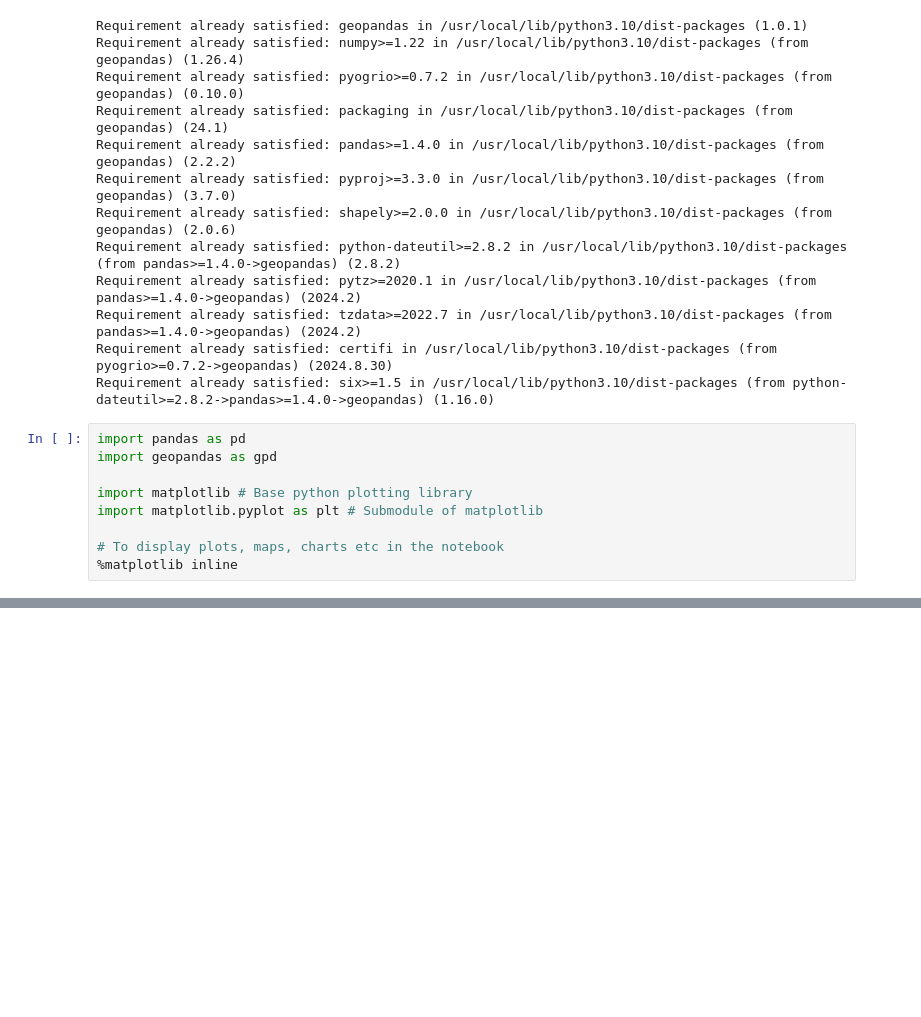
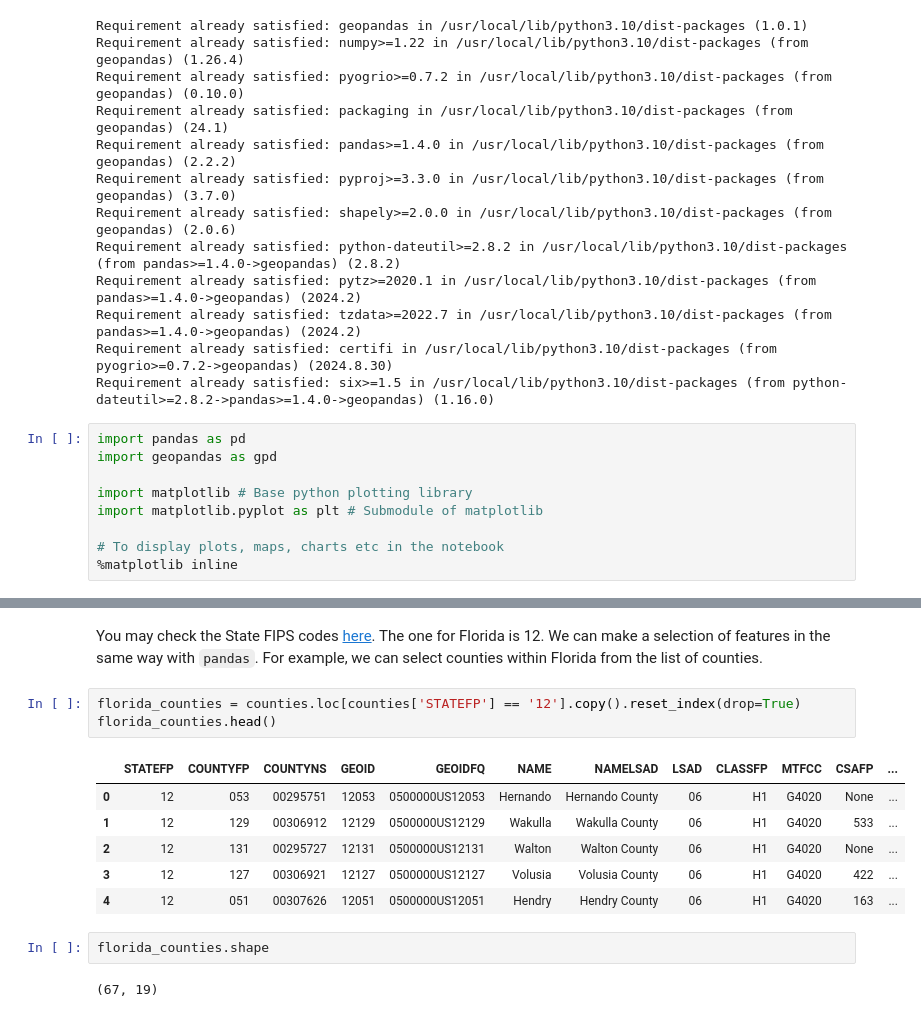
Before and after one commit to meiqingli/PAD-6716, a Jupyter notebook: PAD_6716_Python_Geospatial_Demo.ipynb, the cells around one changed output, grey strips where cells are left out. Cells and saved outputs as stored; diff of their text form; blank space fills up the shorter version.

```diff
--- a/PAD_6716_Python_Geospatial_Demo.ipynb
+++ b/PAD_6716_Python_Geospatial_Demo.ipynb
@@ -37,0 +106,16 @@ import matplotlib.pyplot as plt # Submodule of matplotlib
+# %% [markdown]
+You may check the State FIPS codes [here](https://transition.fcc.gov/oet/info/maps/census/fips/fips.txt). The one for Florida is 12. We can make a selection of features in the same way with `pandas`. For example, we can select counties within Florida from the list of counties.
+# %%
+florida_counties = counties.loc[counties['STATEFP'] == '12'].copy().reset_index(drop=True)
+florida_counties.head()
+# %% [output]
+|  | STATEFP | COUNTYFP | COUNTYNS | GEOID | GEOIDFQ | NAME | NAMELSAD | LSAD | CLASSFP | MTFCC | CSAFP | ... |
+| 0 | 12 | 053 | 00295751 | 12053 | 0500000US12053 | Hernando | Hernando County | 06 | H1 | G4020 | None | ... |
+| 1 | 12 | 129 | 00306912 | 12129 | 0500000US12129 | Wakulla | Wakulla County | 06 | H1 | G4020 | 533 | ... |
+| 2 | 12 | 131 | 00295727 | 12131 | 0500000US12131 | Walton | Walton County | 06 | H1 | G4020 | None | ... |
+| 3 | 12 | 127 | 00306921 | 12127 | 0500000US12127 | Volusia | Volusia County | 06 | H1 | G4020 | 422 | ... |
+| 4 | 12 | 051 | 00307626 | 12051 | 0500000US12051 | Hendry | Hendry County | 06 | H1 | G4020 | 163 | ... |
+# %%
+florida_counties.shape
+# %% [output]
+(67, 19)
```
Also changed, not shown: parts of 18 cells of this notebook.
